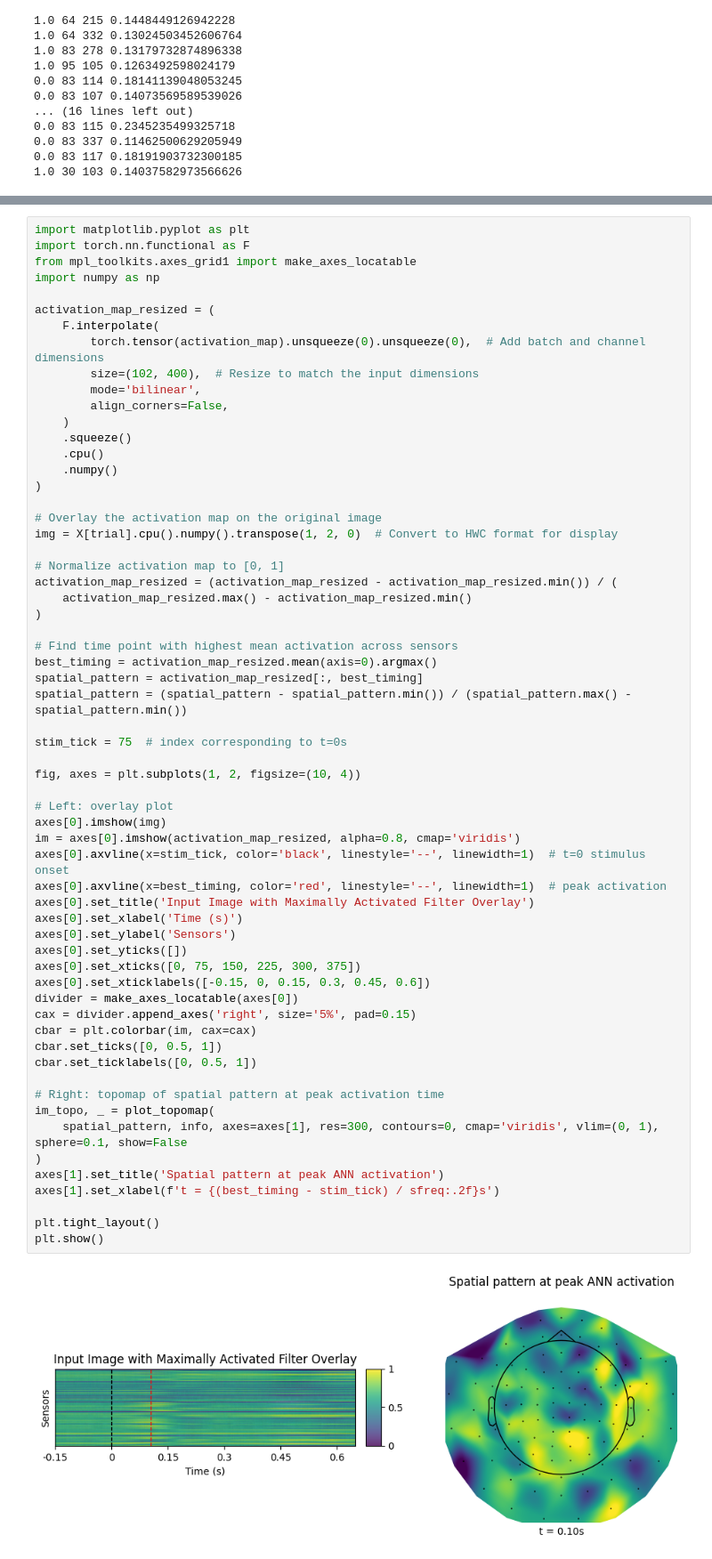
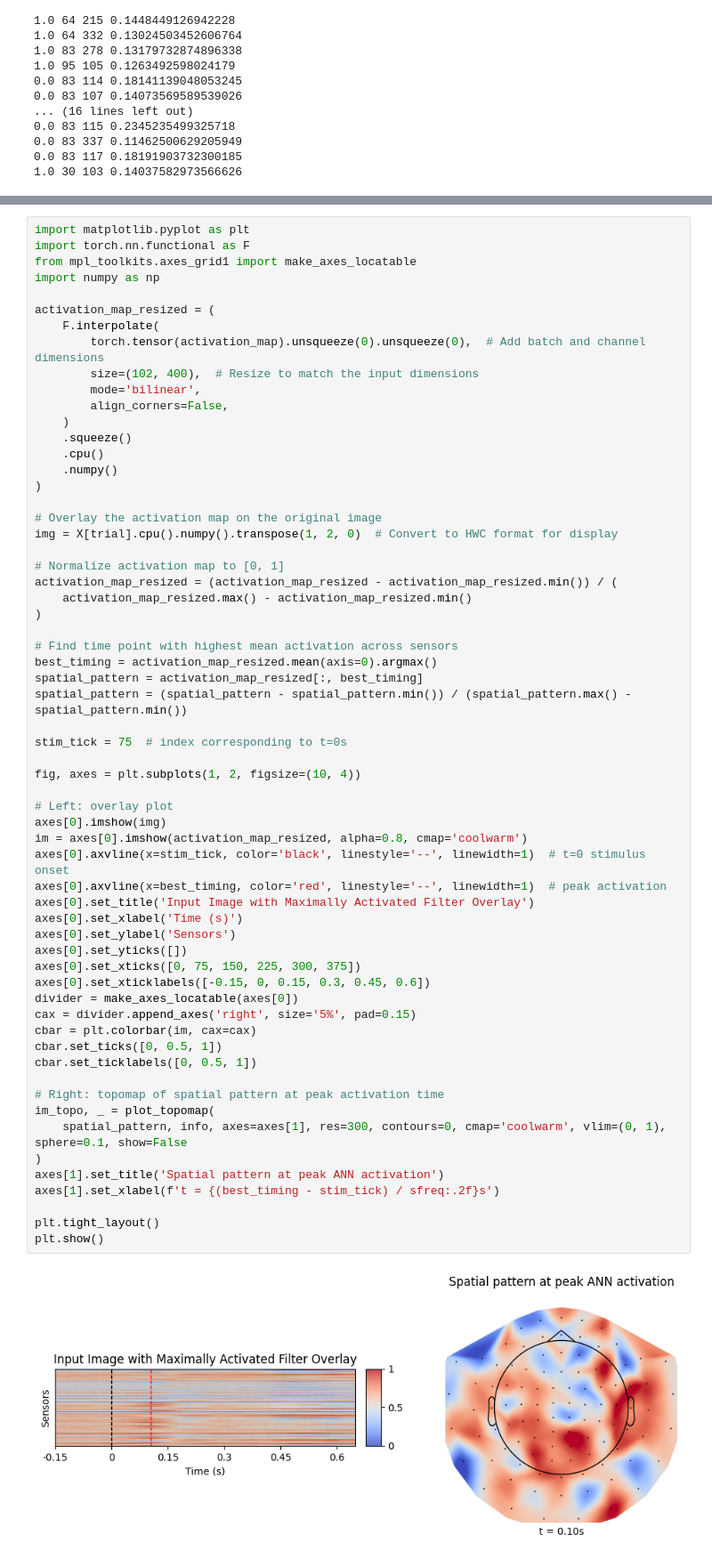
Before and after one commit to arthurdehgan/meegnet, a Jupyter notebook: notebooks/visu_filters.ipynb, the cells around one changed output, grey strips where cells are left out. Shown at 89% size. Drawn from its saved outputs; the diff is of its cells as text.

```diff
--- a/notebooks/visu_filters.ipynb
+++ b/notebooks/visu_filters.ipynb
@@ -379,33 +379,33 @@ spatial_pattern = (spatial_pattern - spatial_pattern.min()) / (spatial_pattern.m
 
 stim_tick = 75  # index corresponding to t=0s
 
 fig, axes = plt.subplots(1, 2, figsize=(10, 4))
 
 # Left: overlay plot
 axes[0].imshow(img)
-im = axes[0].imshow(activation_map_resized, alpha=0.8, cmap='viridis')
+im = axes[0].imshow(activation_map_resized, alpha=0.8, cmap='coolwarm')
 axes[0].axvline(x=stim_tick, color='black', linestyle='--', linewidth=1)  # t=0 stimulus onset
 axes[0].axvline(x=best_timing, color='red', linestyle='--', linewidth=1)  # peak activation
 axes[0].set_title('Input Image with Maximally Activated Filter Overlay')
 axes[0].set_xlabel('Time (s)')
 axes[0].set_ylabel('Sensors')
 axes[0].set_yticks([])
 axes[0].set_xticks([0, 75, 150, 225, 300, 375])
 axes[0].set_xticklabels([-0.15, 0, 0.15, 0.3, 0.45, 0.6])
 divider = make_axes_locatable(axes[0])
 cax = divider.append_axes('right', size='5%', pad=0.15)
 cbar = plt.colorbar(im, cax=cax)
 cbar.set_ticks([0, 0.5, 1])
 cbar.set_ticklabels([0, 0.5, 1])
 
 # Right: topomap of spatial pattern at peak activation time
 im_topo, _ = plot_topomap(
-	spatial_pattern, info, axes=axes[1], res=300, contours=0, cmap='viridis', vlim=(0, 1), sphere=0.1, show=False
+	spatial_pattern, info, axes=axes[1], res=300, contours=0, cmap='coolwarm', vlim=(0, 1), sphere=0.1, show=False
 )
 axes[1].set_title('Spatial pattern at peak ANN activation')
 axes[1].set_xlabel(f't = {(best_timing - stim_tick) / sfreq:.2f}s')
 
 plt.tight_layout()
 plt.show()
 # %% [output]
-[figure, old version]
+[figure, new version]
```
Also changed, not shown: parts of 3 cells of this notebook.
